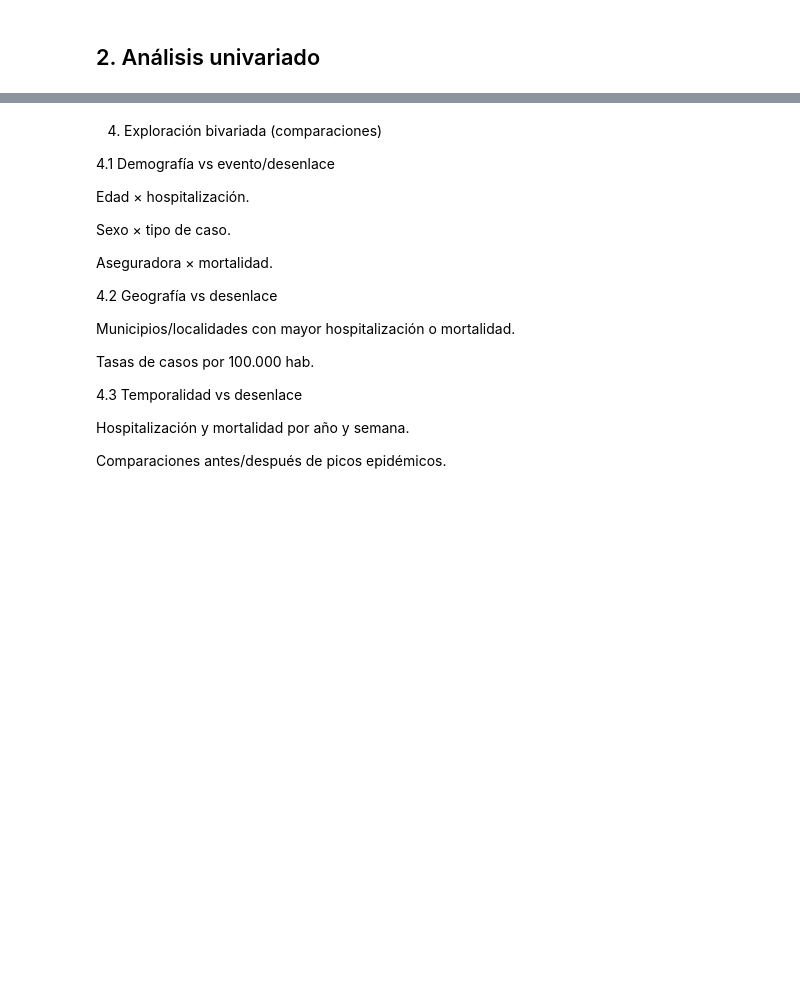
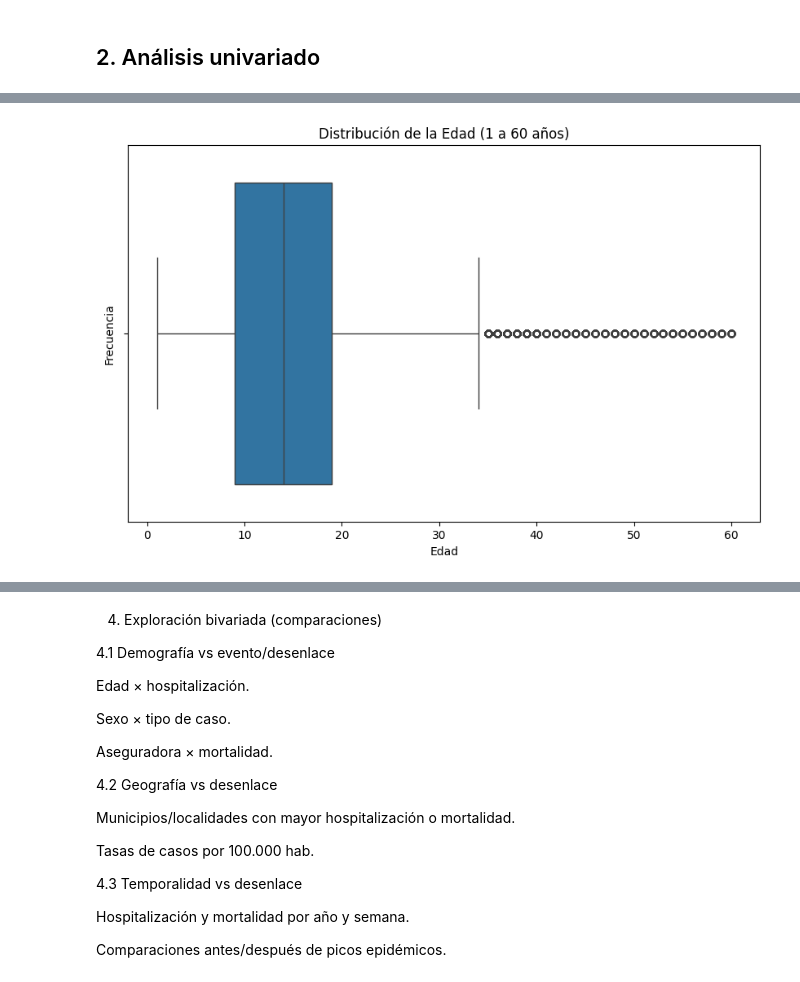
Before and after one commit to Darally06/Dengue_caracterization, a Jupyter notebook: atl.ipynb, the cells around one changed output, grey strips where cells are left out. Cells and saved outputs as stored; diff of their text form; code cells hidden in the pictures; blank space fills up the shorter version.

```diff
--- a/atl.ipynb
+++ b/atl.ipynb
@@ -14,0 +218,10 @@ Distribución de diferencia de días (síntoma → consulta → notificación).
+# %%
+grupo_normal = df[(df['edad_uni'] >= 1) & (df['edad_uni'] <= 60)]
+plt.figure(figsize=(10, 6))
+sns.boxplot(x=grupo_normal['edad_uni'])
+plt.title('Distribución de la Edad (1 a 60 años)')
+plt.xlabel('Edad')
+plt.ylabel('Frecuencia')
+plt.show()
+# %% [output]
+[figure, added]
```
Also changed, not shown: parts of 20 cells of this notebook, 1 other file.
